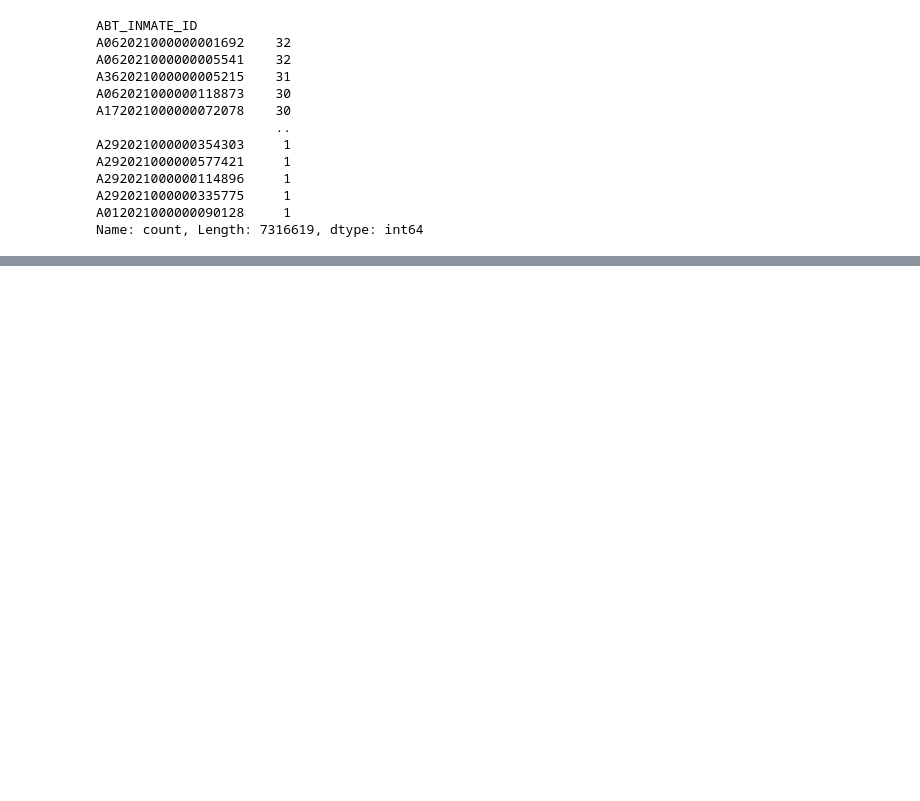
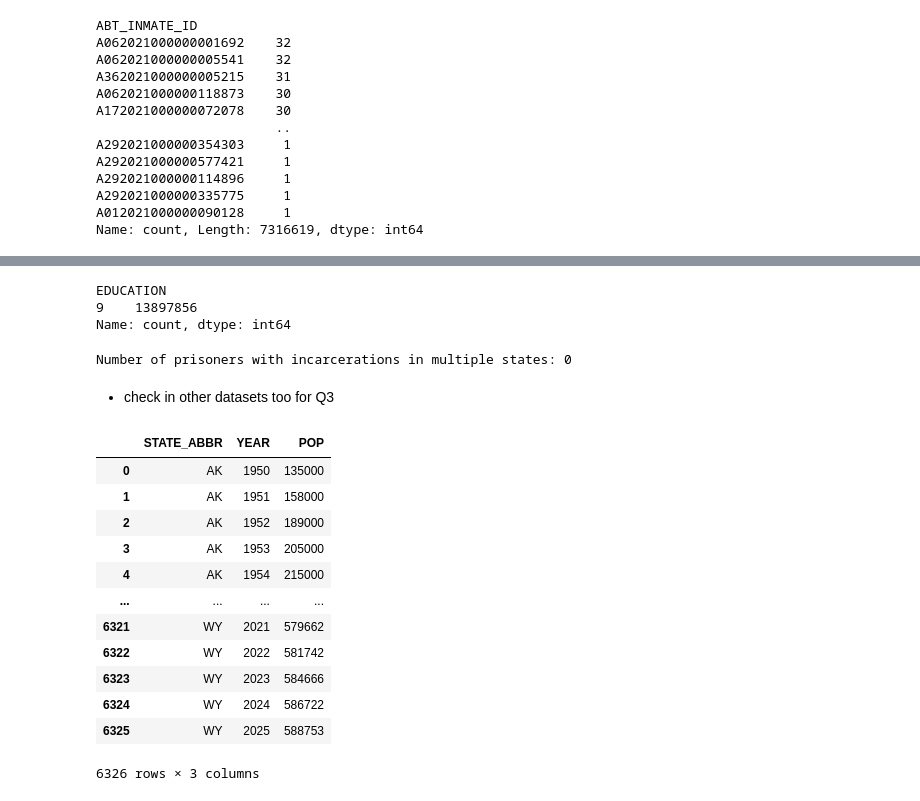
Before and after one commit to TeaTafaj/Recidivism-Education, a Jupyter notebook: eda.ipynb, the cells around one changed output, grey strips where cells are left out. Drawn from its saved outputs; the diff is of its cells as text; code cells hidden in the pictures; blank space fills up the shorter version.

```diff
--- a/eda.ipynb
+++ b/eda.ipynb
@@ -368,0 +403,42 @@ Name: count, Length: 7316619, dtype: int64
+# %%
+# Q1: answer is NO, insufficient data recorded
+df["EDUCATION"].value_counts()
+# %% [output]
+EDUCATION
+9    13897856
+Name: count, dtype: int64
+# %%
+# Q3
+# Find prisoners that appear in more than one state
+states_per_prisoner = df.groupby("ABT_INMATE_ID")["STATE_NAME"].nunique()
+multi_state_prisoners = states_per_prisoner[states_per_prisoner > 1]
+
+print(
+    f"Number of prisoners with incarcerations in multiple states: {len(multi_state_prisoners)}"
+)
+# %% [output]
+Number of prisoners with incarcerations in multiple states: 0
+# %% [markdown]
+- check in other datasets too for Q3
+# %%
+# Q2
+stateyear_pop = pd.read_csv(
+    "https://github.com/JoshData/historical-state-population-csv/raw/refs/heads/main/historical_state_population_by_year.csv",
+    header=None,
+    names=["STATE_ABBR", "YEAR", "POP"],
+)
+stateyear_pop
+# %% [output]
+|  | STATE_ABBR | YEAR | POP |
+| 0 | AK | 1950 | 135000 |
+| 1 | AK | 1951 | 158000 |
+| 2 | AK | 1952 | 189000 |
+| 3 | AK | 1953 | 205000 |
+| 4 | AK | 1954 | 215000 |
+| ... | ... | ... | ... |
+| 6321 | WY | 2021 | 579662 |
+| 6322 | WY | 2022 | 581742 |
+| 6323 | WY | 2023 | 584666 |
+| 6324 | WY | 2024 | 586722 |
+| 6325 | WY | 2025 | 588753 |
+6326 rows × 3 columns
```
Also changed, not shown: parts of 12 cells of this notebook.
